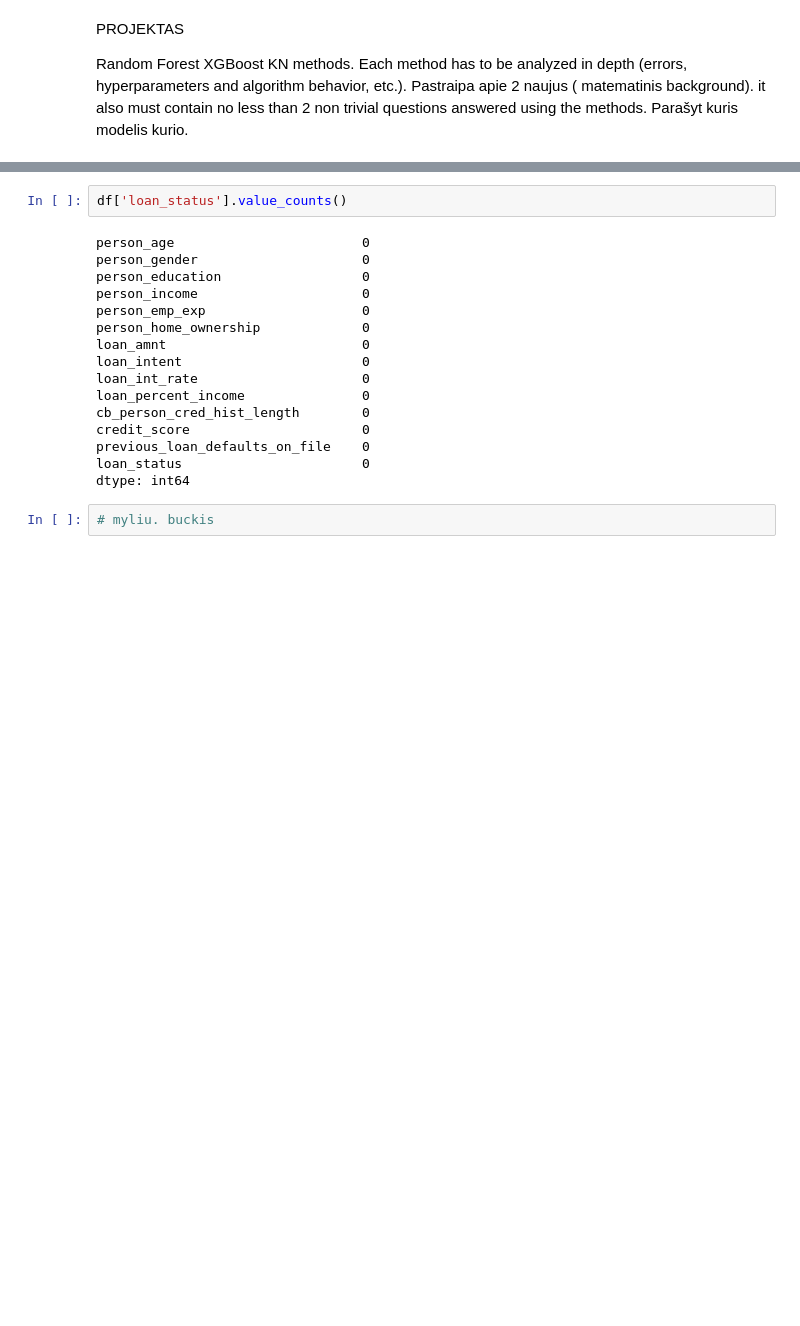
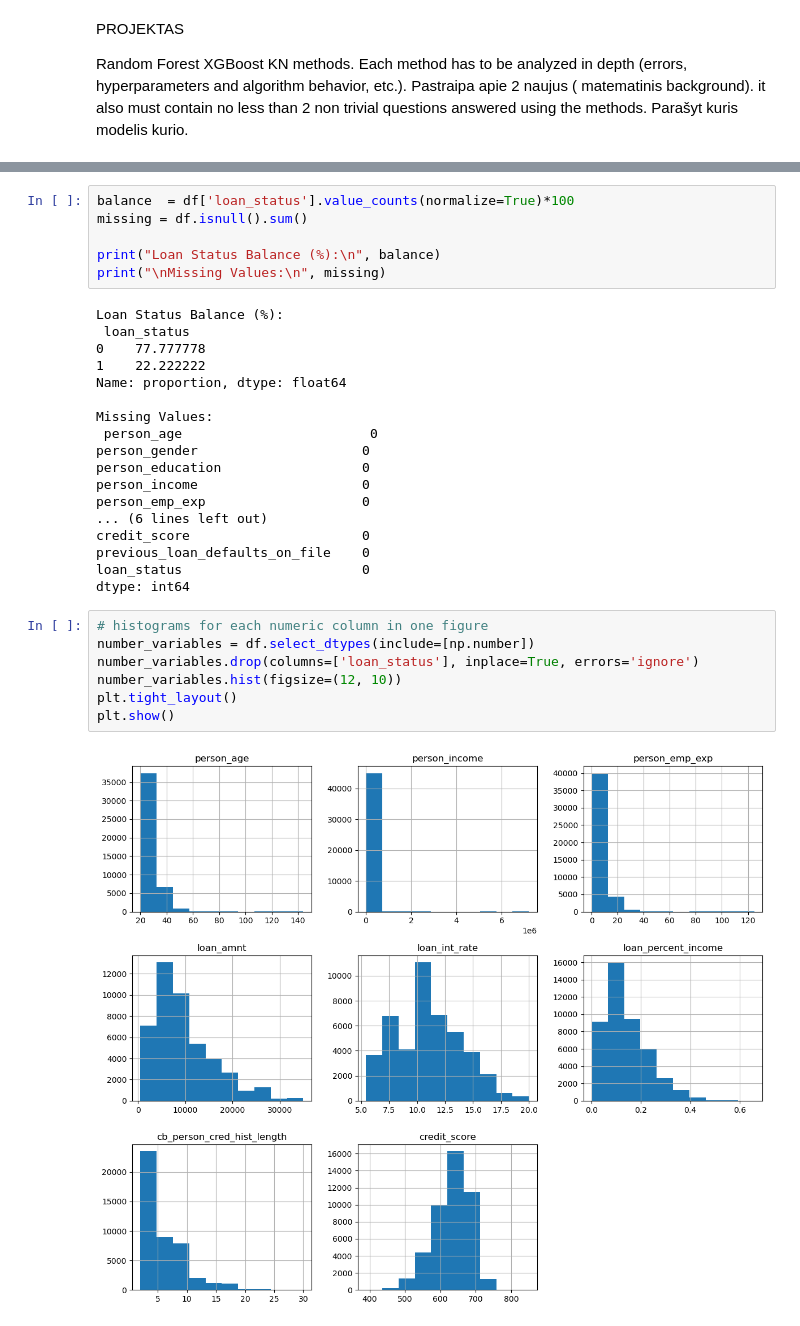
Before and after one commit to rytsle/ML_projektas, a Jupyter notebook: RF_XGBoost.ipynb, the cells around one changed output, grey strips where cells are left out. Drawn from its saved outputs; the diff is of its cells as text; blank space fills up the shorter version.

```diff
--- a/RF_XGBoost.ipynb
+++ b/RF_XGBoost.ipynb
@@ -21,20 +48,33 @@ Index(['person_age', 'person_gender', 'person_education', 'person_income',
 # %%
-df['loan_status'].value_counts()
+balance  = df['loan_status'].value_counts(normalize=True)*100
+missing = df.isnull().sum()
+
+print("Loan Status Balance (%):\n", balance)
+print("\nMissing Values:\n", missing)
 # %% [output]
-person_age                        0
+Loan Status Balance (%):
+ loan_status
+0    77.777778
+1    22.222222
+Name: proportion, dtype: float64
+
+Missing Values:
+ person_age                        0
 person_gender                     0
 person_education                  0
 person_income                     0
 person_emp_exp                    0
-person_home_ownership             0
-loan_amnt                         0
-loan_intent                       0
-loan_int_rate                     0
-loan_percent_income               0
-cb_person_cred_hist_length        0
+... (6 lines left out)
 credit_score                      0
 previous_loan_defaults_on_file    0
 loan_status                       0
 dtype: int64
 # %%
-# myliu. buckis
+# histograms for each numeric column in one figure
+number_variables = df.select_dtypes(include=[np.number])
+number_variables.drop(columns=['loan_status'], inplace=True, errors='ignore')
+number_variables.hist(figsize=(12, 10))
+plt.tight_layout()
+plt.show()
+# %% [output]
+[figure, added]
```
Also changed, not shown: parts of 13 cells of this notebook.
